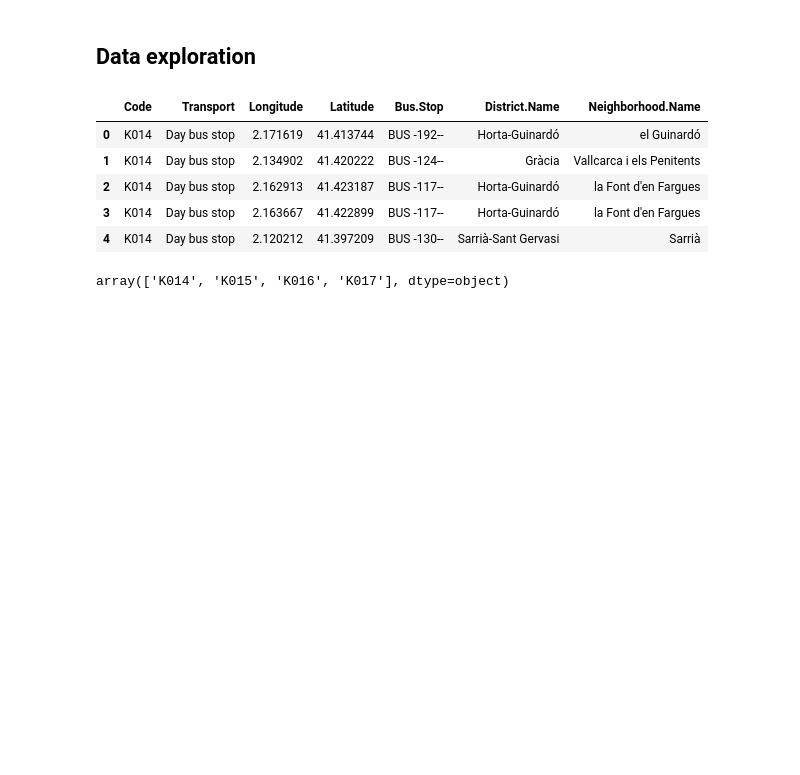
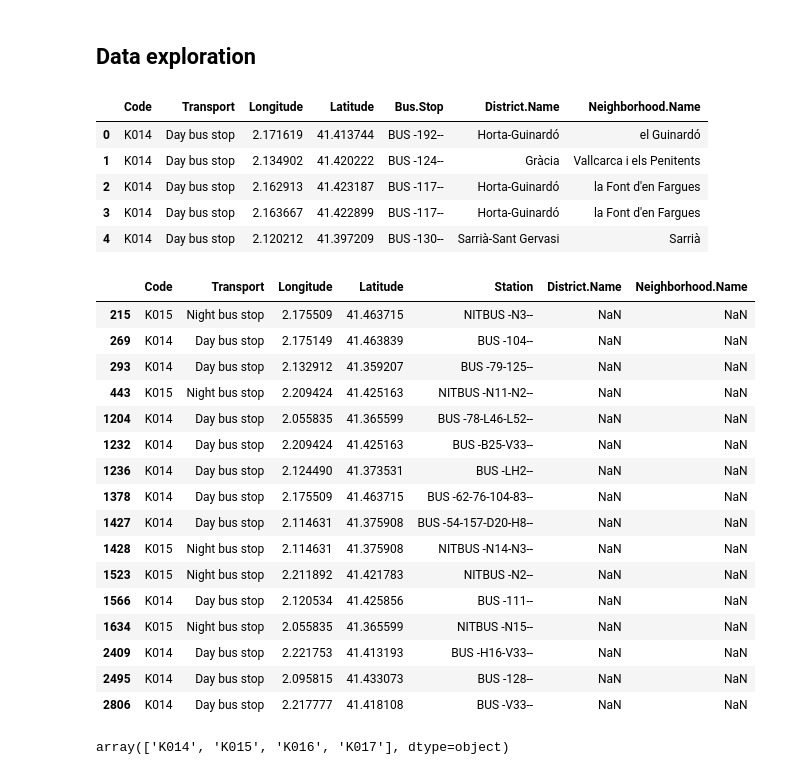
Before and after one commit to gehll/Midterm-project, a Jupyter notebook: data/clean.ipynb, the cells around one changed output. Cells and saved outputs as stored; diff of their text form; code cells hidden in the pictures; blank space fills up the shorter version.

```diff
--- a/data/clean.ipynb
+++ b/data/clean.ipynb
@@ -26,6 +24,26 @@ bus_stops.head()
 | 2 | K014 | Day bus stop | 2.162913 | 41.423187 | BUS -117-- | Horta-Guinardó | la Font d'en Fargues |
 | 3 | K014 | Day bus stop | 2.163667 | 41.422899 | BUS -117-- | Horta-Guinardó | la Font d'en Fargues |
 | 4 | K014 | Day bus stop | 2.120212 | 41.397209 | BUS -130-- | Sarrià-Sant Gervasi | Sarrià |
+# %%
+bus_stops[bus_stops['District.Name'].isnull()]
+# %% [output]
+|  | Code | Transport | Longitude | Latitude | Station | District.Name | Neighborhood.Name |
+| 215 | K015 | Night bus stop | 2.175509 | 41.463715 | NITBUS -N3-- | NaN | NaN |
+| 269 | K014 | Day bus stop | 2.175149 | 41.463839 | BUS -104-- | NaN | NaN |
+| 293 | K014 | Day bus stop | 2.132912 | 41.359207 | BUS -79-125-- | NaN | NaN |
+| 443 | K015 | Night bus stop | 2.209424 | 41.425163 | NITBUS -N11-N2-- | NaN | NaN |
+| 1204 | K014 | Day bus stop | 2.055835 | 41.365599 | BUS -78-L46-L52-- | NaN | NaN |
+| 1232 | K014 | Day bus stop | 2.209424 | 41.425163 | BUS -B25-V33-- | NaN | NaN |
+| 1236 | K014 | Day bus stop | 2.124490 | 41.373531 | BUS -LH2-- | NaN | NaN |
+| 1378 | K014 | Day bus stop | 2.175509 | 41.463715 | BUS -62-76-104-83-- | NaN | NaN |
+| 1427 | K014 | Day bus stop | 2.114631 | 41.375908 | BUS -54-157-D20-H8-- | NaN | NaN |
+| 1428 | K015 | Night bus stop | 2.114631 | 41.375908 | NITBUS -N14-N3-- | NaN | NaN |
+| 1523 | K015 | Night bus stop | 2.211892 | 41.421783 | NITBUS -N2-- | NaN | NaN |
+| 1566 | K014 | Day bus stop | 2.120534 | 41.425856 | BUS -111-- | NaN | NaN |
+| 1634 | K015 | Night bus stop | 2.055835 | 41.365599 | NITBUS -N15-- | NaN | NaN |
+| 2409 | K014 | Day bus stop | 2.221753 | 41.413193 | BUS -H16-V33-- | NaN | NaN |
+| 2495 | K014 | Day bus stop | 2.095815 | 41.433073 | BUS -128-- | NaN | NaN |
+| 2806 | K014 | Day bus stop | 2.217777 | 41.418108 | BUS -V33-- | NaN | NaN |
 # %%
 bus_stops.Code.unique()
 # %% [output]
```
Also changed, not shown: parts of 3 cells of this notebook.
